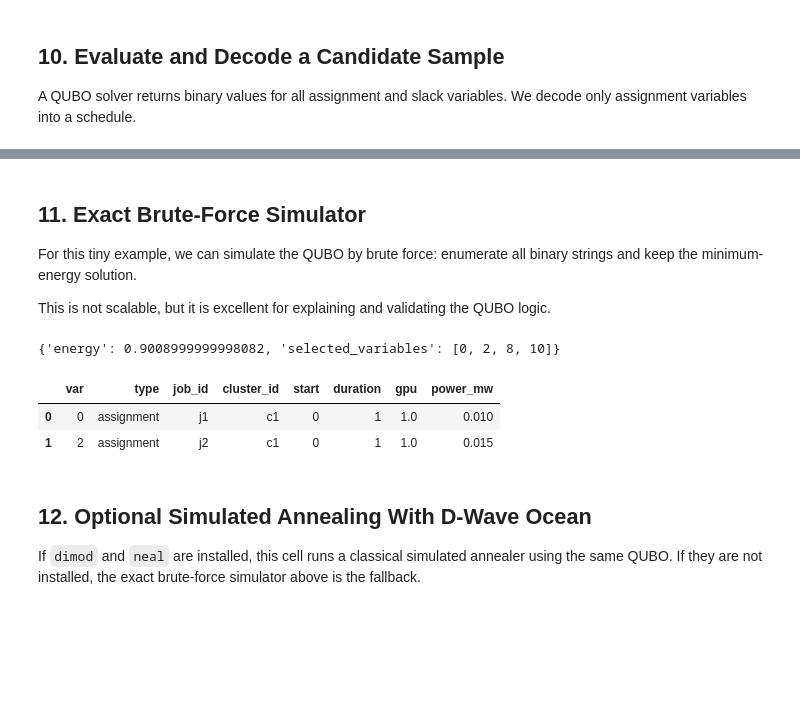
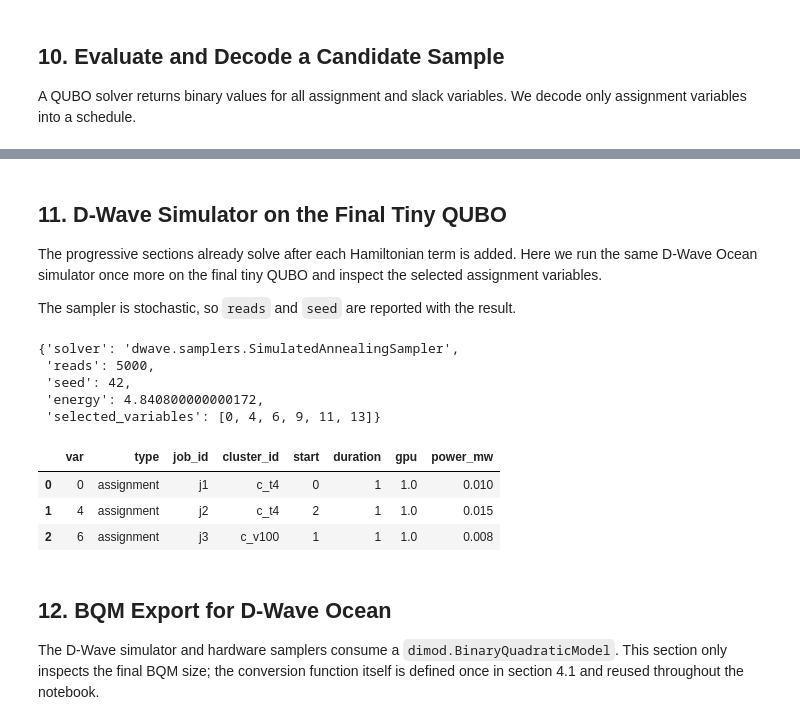
Before and after one commit to jparrado23/data_center_scheduling, a Jupyter notebook: notebooks/13_qubo_step_by_step_formulation.ipynb, the cells around one changed output, grey strips where cells are left out. Cells and saved outputs as stored; diff of their text form; code cells hidden in the pictures; blank space fills up the shorter version.

Commit message:
Rectifying QUBO functionality

```diff
--- a/notebooks/13_qubo_step_by_step_formulation.ipynb
+++ b/notebooks/13_qubo_step_by_step_formulation.ipynb
@@ -307,6 +512,7 @@ def add_energy_cost(
 
     raise ValueError("pue_mode must be 'fixed' or 'load_dependent'")
 
+state = clone_state_with_same_variables(state)
 add_energy_cost(
     state,
     hours=hours,
@@ -319,5 +525,5 @@ add_energy_cost(
     it_load_max=it_load_max,
 )
 
-qubo_summary(state)
+cost_only_result = solve_and_validate("1_cost_only", state, jobs, clusters, hours)
 # %% [output]
@@ -579,42 +851,33 @@ decode_schedule(state, sample)
 # %% [markdown]
-## 11. Exact Brute-Force Simulator
+## 11. D-Wave Simulator on the Final Tiny QUBO
 
-For this tiny example, we can simulate the QUBO by brute force: enumerate all binary strings and keep the minimum-energy solution.
+The progressive sections already solve after each Hamiltonian term is added. Here we run the same D-Wave Ocean simulator once more on the final tiny QUBO and inspect the selected assignment variables.
 
-This is not scalable, but it is excellent for explaining and validating the QUBO logic.
+The sampler is stochastic, so `reads` and `seed` are reported with the result.
 # %%
-def solve_qubo_bruteforce(state: QuboState, max_variables: int = 24) -> dict:
-    """Solve a tiny QUBO exactly by enumerating every binary string."""
-    n = len(state.variables)
-    if n > max_variables:
-        raise ValueError(f"Brute force would require 2^{n} samples; reduce the toy instance.")
-
-    best_energy = float("inf")
-    best_sample = None
-    for bits in product([0, 1], repeat=n):
-        candidate = dict(enumerate(bits))
-        energy = qubo_energy(state, candidate)
-        if energy < best_energy:
-            best_energy = energy
-            best_sample = candidate
-
-    return {"energy": best_energy, "sample": best_sample, "schedule": decode_schedule(state, best_sample)}
-
-bruteforce_result = solve_qubo_bruteforce(state)
+final_simulator_result = solve_with_dwave_simulator(state, reads=5000, seed=42)
 {
-    "energy": bruteforce_result["energy"],
-    "selected_variables": [i for i, bit in bruteforce_result["sample"].items() if bit == 1],
+    "solver": final_simulator_result["solver"],
+    "reads": final_simulator_result["reads"],
+    "seed": final_simulator_result["seed"],
+    "energy": final_simulator_result["energy"],
+    "selected_variables": [i for i, bit in final_simulator_result["sample"].items() if bit == 1],
 }
 # %% [output]
-{'energy': 0.9008999999998082, 'selected_variables': [0, 2, 8, 10]}
+{'solver': 'dwave.samplers.SimulatedAnnealingSampler',
+ 'reads': 5000,
+ 'seed': 42,
+ 'energy': 4.840800000000172,
+ 'selected_variables': [0, 4, 6, 9, 11, 13]}
 # %%
-bruteforce_result["schedule"]
+final_simulator_result["schedule"]
 # %% [output]
 |  | var | type | job_id | cluster_id | start | duration | gpu | power_mw |
-| 0 | 0 | assignment | j1 | c1 | 0 | 1 | 1.0 | 0.010 |
-| 1 | 2 | assignment | j2 | c1 | 0 | 1 | 1.0 | 0.015 |
+| 0 | 0 | assignment | j1 | c_t4 | 0 | 1 | 1.0 | 0.010 |
+| 1 | 4 | assignment | j2 | c_t4 | 2 | 1 | 1.0 | 0.015 |
+| 2 | 6 | assignment | j3 | c_v100 | 1 | 1 | 1.0 | 0.008 |
 # %% [markdown]
-## 12. Optional Simulated Annealing With D-Wave Ocean
+## 12. BQM Export for D-Wave Ocean
 
-If `dimod` and `neal` are installed, this cell runs a classical simulated annealer using the same QUBO. If they are not installed, the exact brute-force simulator above is the fallback.
+The D-Wave simulator and hardware samplers consume a `dimod.BinaryQuadraticModel`. This section only inspects the final BQM size; the conversion function itself is defined once in section 4.1 and reused throughout the notebook.
 # %%
```
Also changed, not shown: parts of 38 cells of this notebook, 3 other files.
